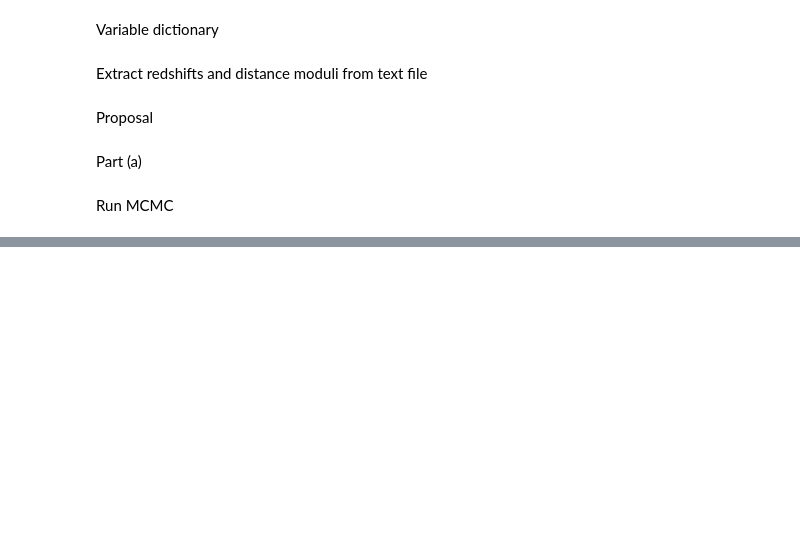
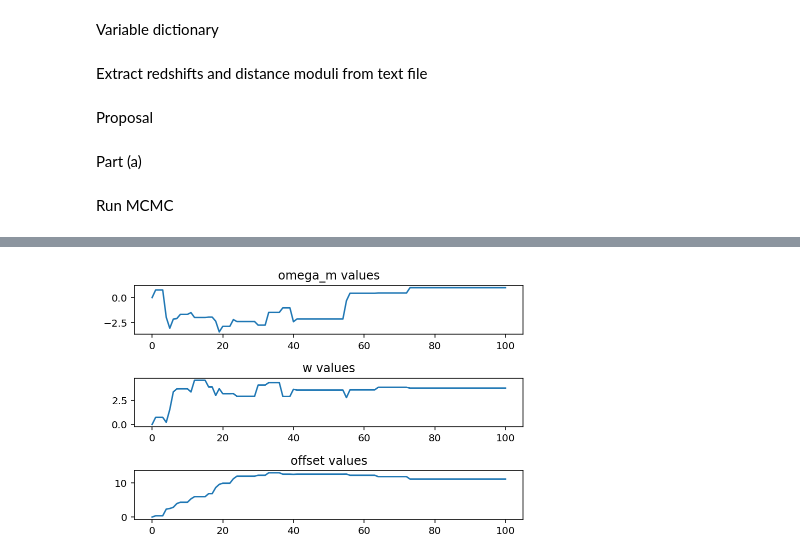
Before and after one commit to henryshi1/cosmology, a Jupyter notebook: URECA_2020/Cosmo_MCMC.ipynb, the cells around one changed output, grey strips where cells are left out. Drawn from its saved outputs; the diff is of its cells as text; code cells hidden in the pictures; blank space fills up the shorter version.

```diff
--- a/URECA_2020/Cosmo_MCMC.ipynb
+++ b/URECA_2020/Cosmo_MCMC.ipynb
@@ -257,18 +312,22 @@ for i in mchain:
 # %%
 # Trace the evolution of V and R values over iterations
 subplot(311)
 title('omega_m values')
 plot(omegams)
 
 subplot(312)
 title('w values')
 plot(ws)
 
 subplot(313)
 title('offset values')
 plot(offsets)
 
+tight_layout()
+
 show()
+# %% [output]
+[figure, added]
 # %%
 
 # Generate 1-dimensional histograms of V- and R-coordinates and 2-dimensional scatterplot
```
Also changed, not shown: parts of 3 cells of this notebook.
